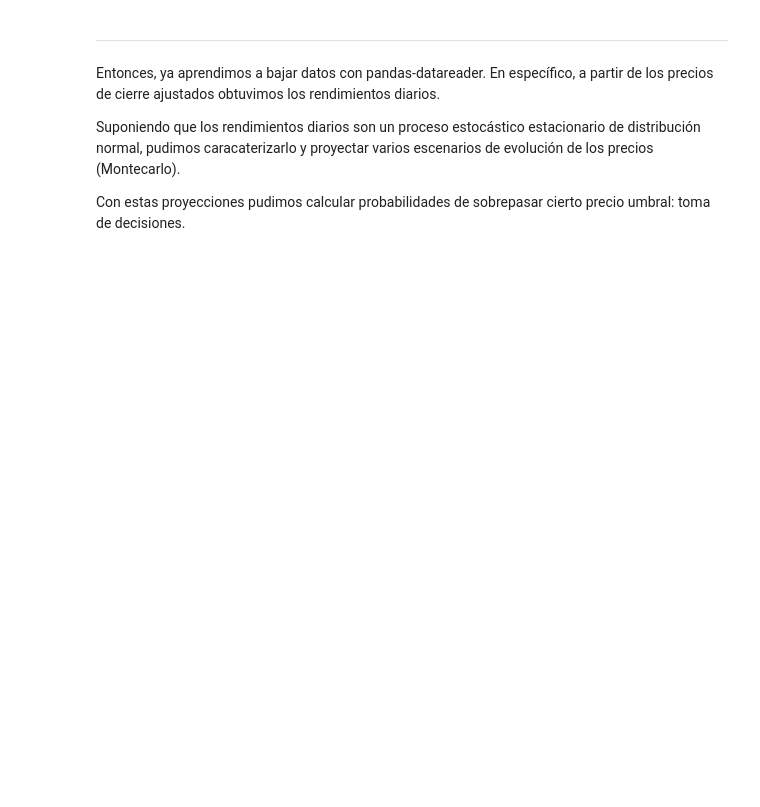
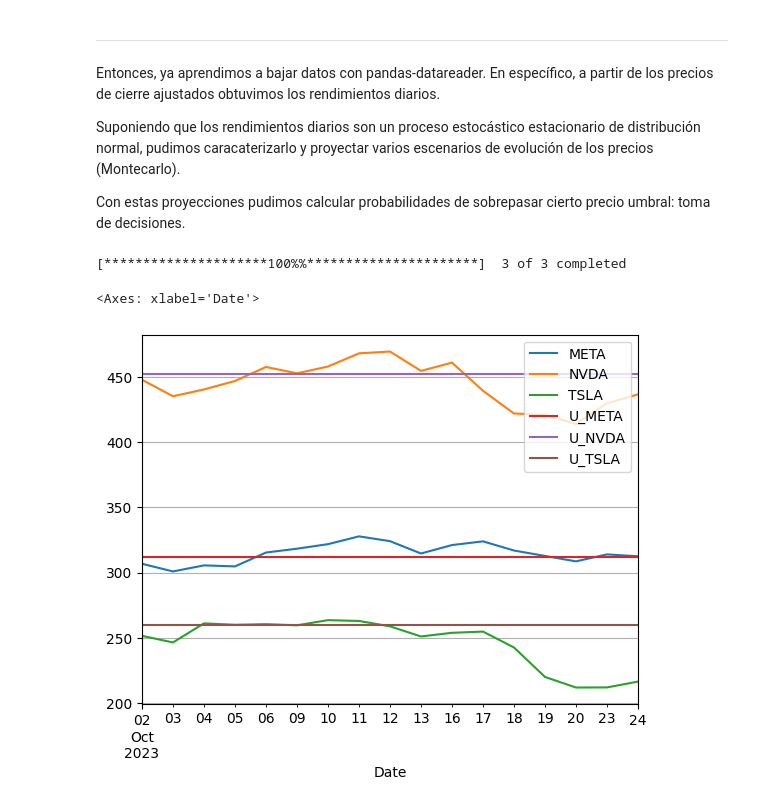
Before and after one commit to ArellanoMCarlos/SimMat_O2023, a Jupyter notebook: Montecarlo/Simulación de escenarios futuros.ipynb, the cells around one changed output. Cells and saved outputs as stored; diff of their text form; code cells hidden in the pictures; blank space fills up the shorter version.

```diff
--- a/Montecarlo/Simulación de escenarios futuros.ipynb
+++ b/Montecarlo/Simulación de escenarios futuros.ipynb
@@ -427,3 +467,13 @@ Entonces, ya aprendimos a bajar datos con pandas-datareader. En específico, a p
 Suponiendo que los rendimientos diarios son un proceso estocástico estacionario de distribución normal, pudimos caracaterizarlo y proyectar varios escenarios de evolución de los precios (Montecarlo).
 
 Con estas proyecciones pudimos calcular probabilidades de sobrepasar cierto precio umbral: toma de decisiones.
+# %%
+datos=yf.download(tickers,'2023-10-01','2023-10-25')['Adj Close']
+datos['U_META']=U['META']
+datos['U_NVDA']=U['NVDA']
+datos['U_TSLA']=U['TSLA']
+datos.plot(grid=True)
+# %% [output]
+[*********************100%%**********************]  3 of 3 completed
+<Axes: xlabel='Date'>
+[figure, added]
```
Also changed, not shown: parts of 10 cells of this notebook, 1 other file.
